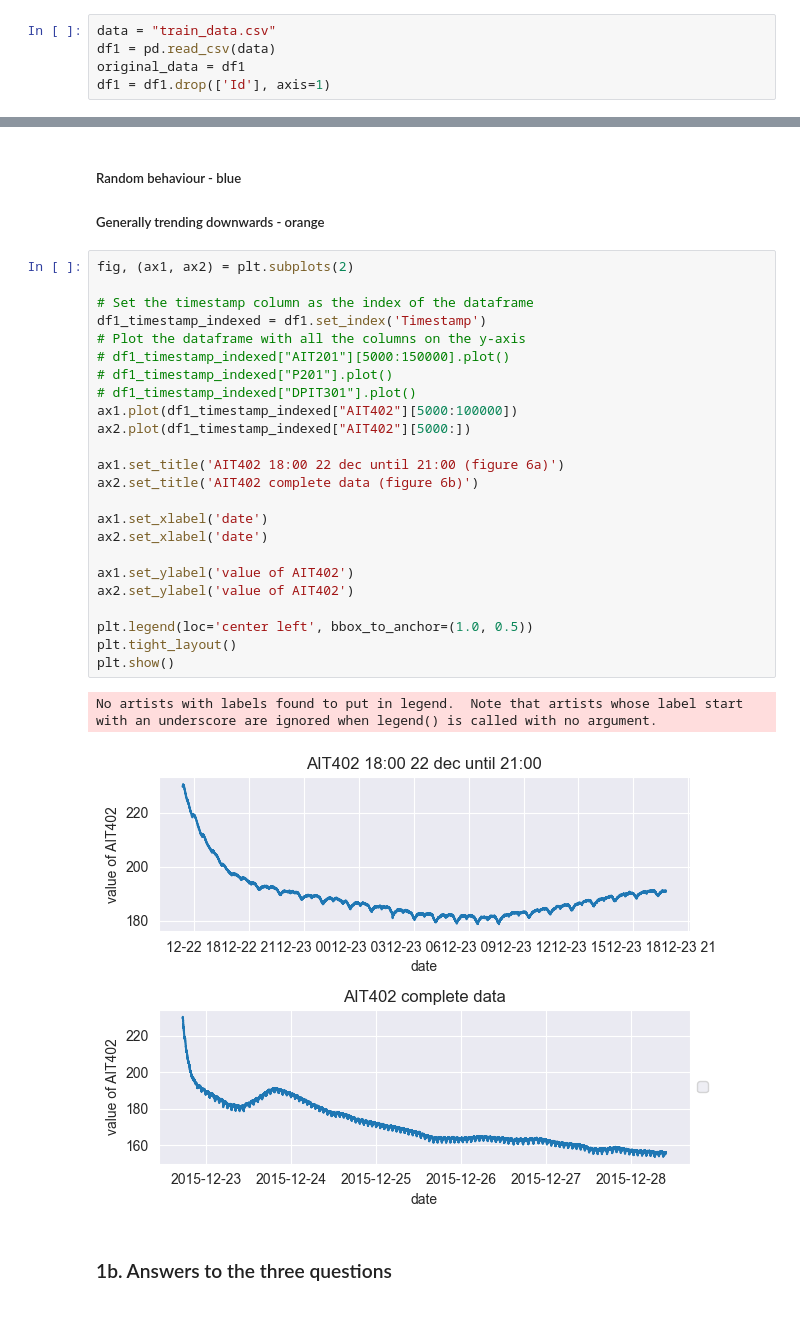
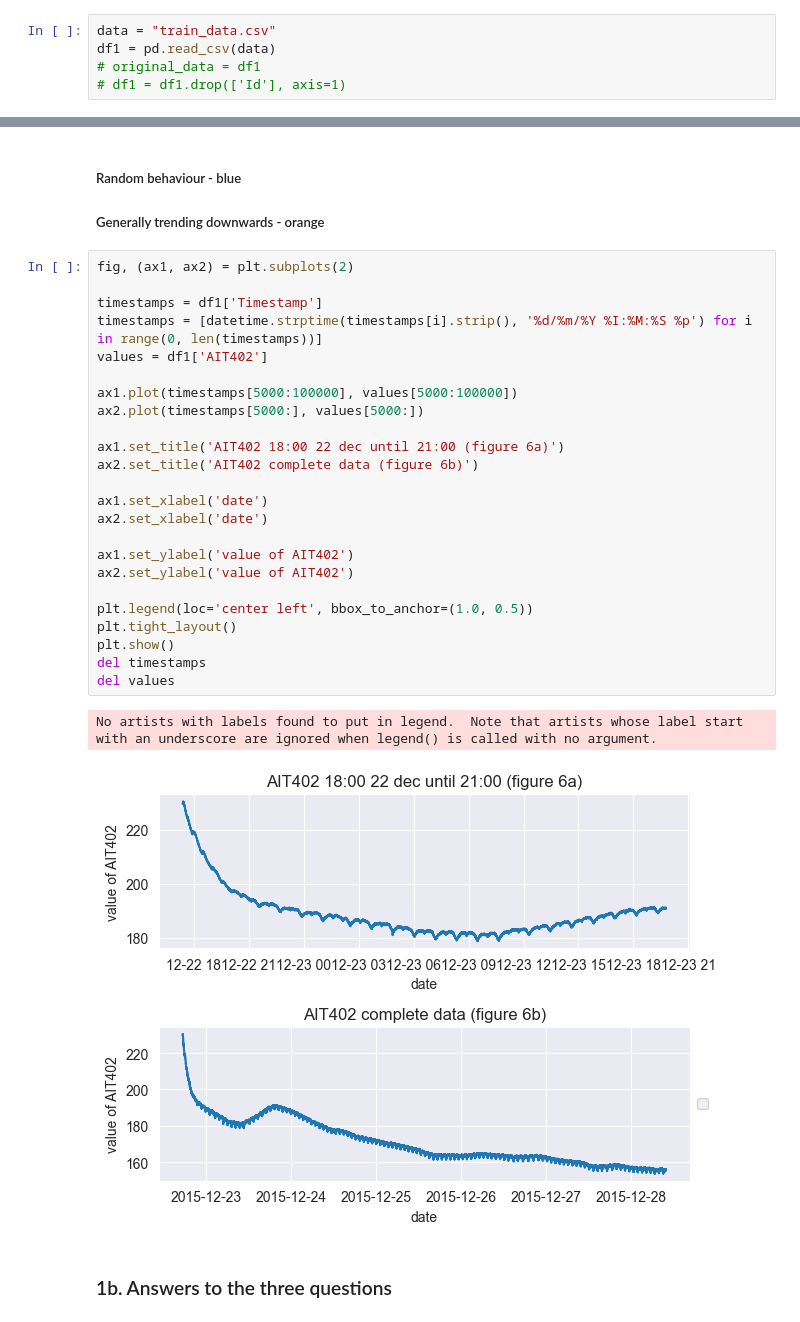
Before and after one commit to suhaib1769/CDA_Group42, a Jupyter notebook: Lab_2/Lab2.ipynb, the cells around one changed output, grey strips where cells are left out. Drawn from its saved outputs; the diff is of its cells as text.

```diff
--- a/Lab_2/Lab2.ipynb
+++ b/Lab_2/Lab2.ipynb
@@ -48,8 +48,8 @@ Word count: 517
 # %%
 data = "train_data.csv"
 df1 = pd.read_csv(data)
-original_data = df1
-df1 = df1.drop(['Id'], axis=1)
+# original_data = df1
+# df1 = df1.drop(['Id'], axis=1)
 # %%
 unique_values = df1.nunique()
 unique_values.name = 'unique values'
@@ -169,30 +169,30 @@ See the caveats in the documentation: https://pandas.pydata.org/pandas-docs/stab
 # %%
 fig, (ax1, ax2) = plt.subplots(2)
 
-# Set the timestamp column as the index of the dataframe
-df1_timestamp_indexed = df1.set_index('Timestamp')
-# Plot the dataframe with all the columns on the y-axis
-# df1_timestamp_indexed["AIT201"][5000:150000].plot()
-# df1_timestamp_indexed["P201"].plot()
-# df1_timestamp_indexed["DPIT301"].plot()
-ax1.plot(df1_timestamp_indexed["AIT402"][5000:100000])
-ax2.plot(df1_timestamp_indexed["AIT402"][5000:])
+timestamps = df1['Timestamp']
+timestamps = [datetime.strptime(timestamps[i].strip(), '%d/%m/%Y %I:%M:%S %p') for i in range(0, len(timestamps))]
+values = df1['AIT402']
+
+ax1.plot(timestamps[5000:100000], values[5000:100000])
+ax2.plot(timestamps[5000:], values[5000:])
 
 ax1.set_title('AIT402 18:00 22 dec until 21:00 (figure 6a)')
 ax2.set_title('AIT402 complete data (figure 6b)')
 
 ax1.set_xlabel('date')
 ax2.set_xlabel('date')
 
 ax1.set_ylabel('value of AIT402')
 ax2.set_ylabel('value of AIT402')
 
 plt.legend(loc='center left', bbox_to_anchor=(1.0, 0.5))
 plt.tight_layout()
 plt.show()
+del timestamps
+del values
 # %% [output]
 No artists with labels found to put in legend.  Note that artists whose label start with an underscore are ignored when legend() is called with no argument.
-[figure, old version]
+[figure, new version]
 # %% [markdown]
 
 ### 1b. Answers to the three questions
```
Also changed, not shown: parts of 3 cells of this notebook.
